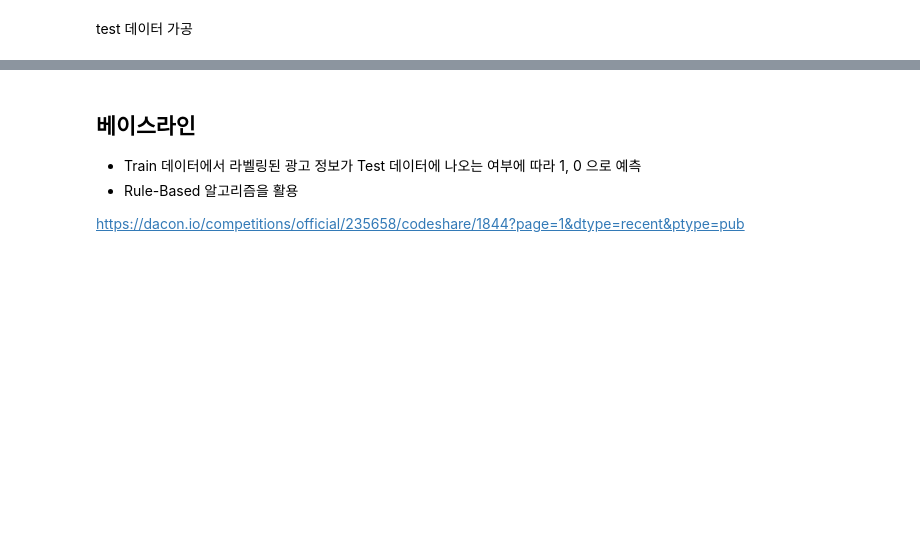
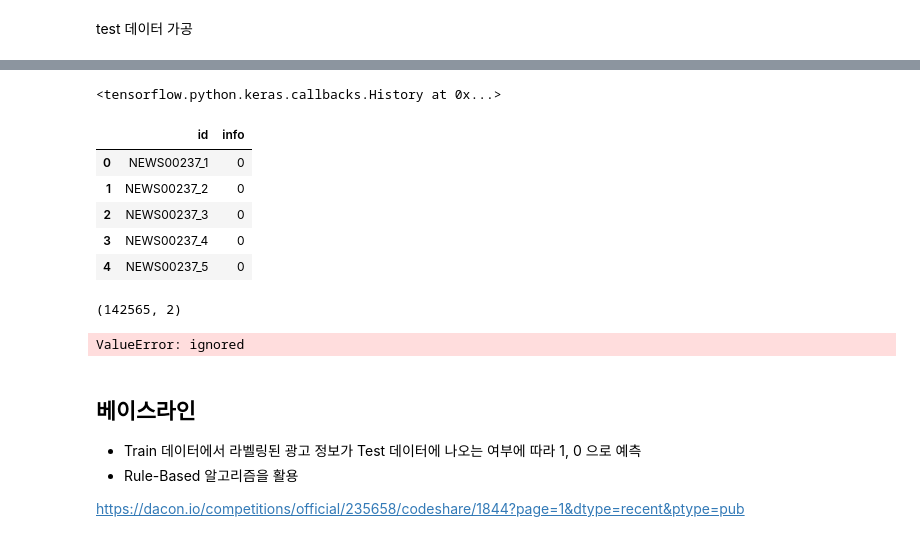
Before and after one commit to juhee3199/fake-news-detection, a Jupyter notebook: tutorial_2.ipynb, the cells around one changed output, grey strips where cells are left out. Drawn from its saved outputs; the diff is of its cells as text; code cells hidden in the pictures; blank space fills up the shorter version.

Commit message:
Colaboratory를 통해 생성됨

```diff
--- a/tutorial_2.ipynb
+++ b/tutorial_2.ipynb
@@ -363,0 +446,4 @@ result
+# %%
+history
+# %% [output]
+<tensorflow.python.keras.callbacks.History at 0x...>
@@ -364,13 +452,26 @@ result
 # %%
-submission = pd.read_csv("sample_submission.csv")
+submission = pd.read_csv("/content/drive/MyDrive/Colab Notebooks/fake news detection/sample_submission.csv")
 submission.head()
+# %% [output]
+|  | id | info |
+| 0 | NEWS00237_1 | 0 |
+| 1 | NEWS00237_2 | 0 |
+| 2 | NEWS00237_3 | 0 |
+| 3 | NEWS00237_4 | 0 |
+| 4 | NEWS00237_5 | 0 |
+# %%
+submission.shape
+# %% [output]
+(142565, 2)
 # %%
 
 
-# submission.loc[:,'info'] = np.where(pred_test> 0.5, 1,0).reshape(-1)
+submission.loc[:,'info'] = np.where(result> 0.5, 1,0).reshape(-1)
 
 submission.loc[:,["id","info"]].to_csv("sample_submission.csv", index = False)
 submission
+# %% [output]
+ValueError: ignored
 # %% [markdown]
 ##  베이스라인
 
```
Also changed, not shown: parts of 13 cells of this notebook.
